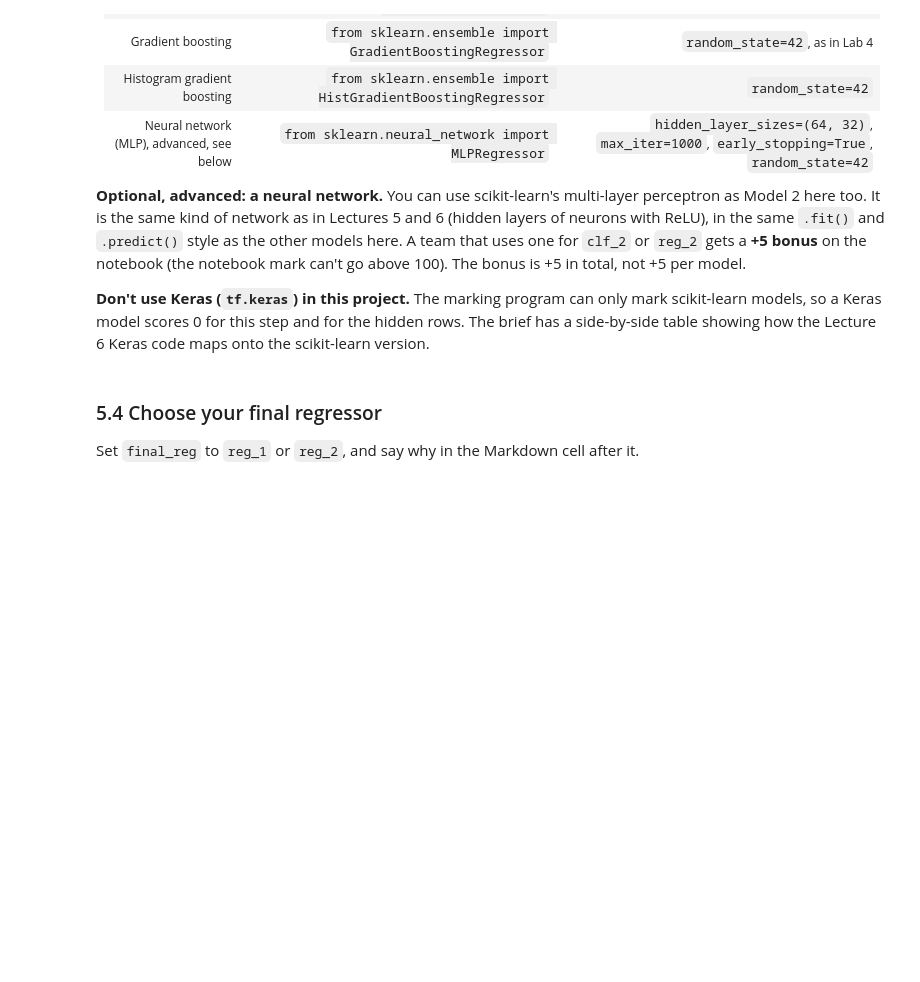
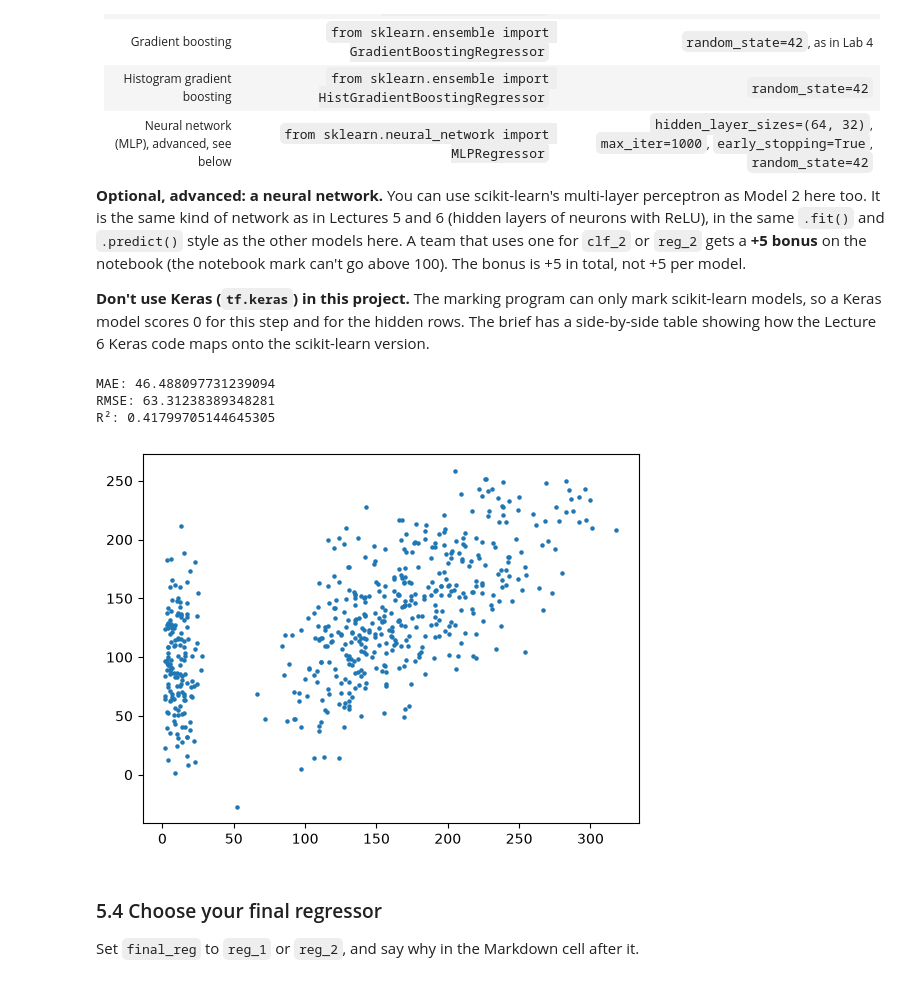
Before and after one commit to Andile-cpu/AI_CA2, a Jupyter notebook: CA2_music_Wed-02.ipynb, the cells around one changed output. Drawn from its saved outputs; the diff is of its cells as text; code cells hidden in the pictures; blank space fills up the shorter version.

```diff
--- a/CA2_music_Wed-02.ipynb
+++ b/CA2_music_Wed-02.ipynb
@@ -578,8 +594,23 @@ Then plot actual against predicted with `plt.scatter(yr_test, yr_pred_1, s=5)`,
 **Don't use Keras (`tf.keras`) in this project.** The marking program can only mark scikit-learn models, so a Keras model scores 0 for this step and for the hidden rows. The brief has a side-by-side table showing how the Lecture 6 Keras code maps onto the scikit-learn version.
 # %%
 # Import your second regressor, create reg_2, train it, and predict the test set into yr_pred_2
+from sklearn.ensemble import RandomForestRegressor
+reg_2 = RandomForestRegressor(random_state=42)
+reg_2.fit(X_train_scaled, yr_train)
+yr_pred_2 = reg_2.predict(X_test_scaled)
 # %%
 # Print the MAE, RMSE and R2 of reg_2, and plot actual against predicted
+from sklearn.metrics import mean_absolute_error, mean_squared_error, r2_score
+print("MAE:", mean_absolute_error(yr_test, yr_pred_2))
+print("RMSE:", np.sqrt(mean_squared_error(yr_test, yr_pred_2)))
+print("R²:", r2_score(yr_test, yr_pred_2))
+plt.scatter(yr_test, yr_pred_1, s=5)
+plt.show()
+# %% [output]
+MAE: 46.488097731239094
+RMSE: 63.31238389348281
+R²: 0.41799705144645305
+[figure, added]
 # %% [markdown]
 ### 5.4 Choose your final regressor
 
```
Also changed, not shown: parts of 3 cells of this notebook, 1 other file.
